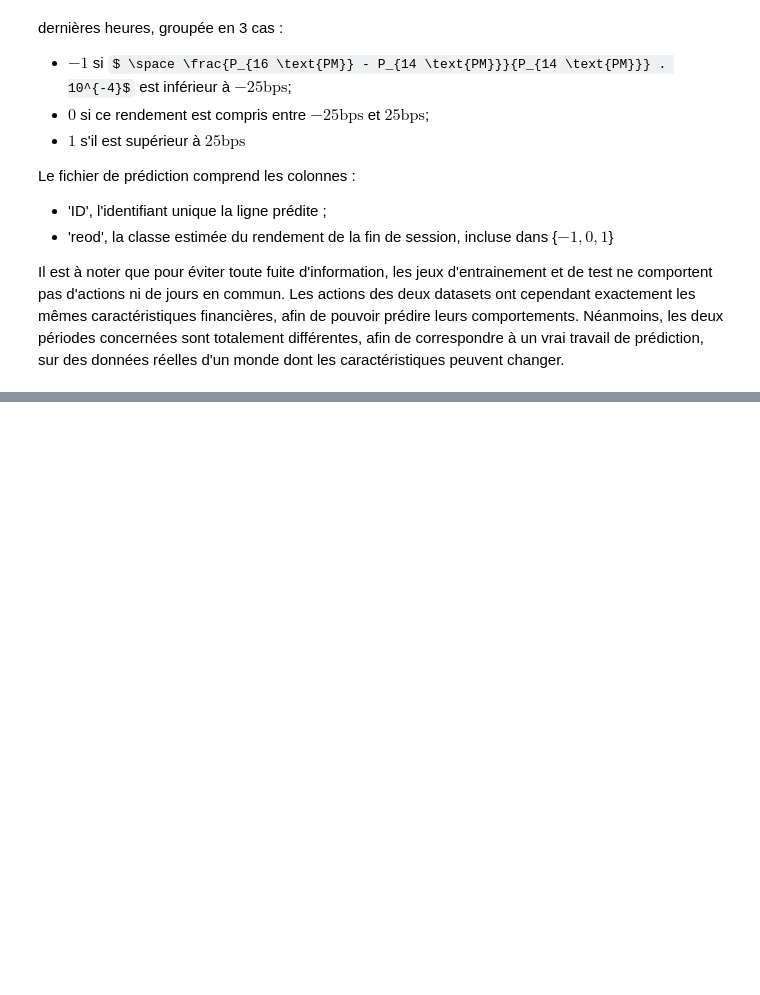
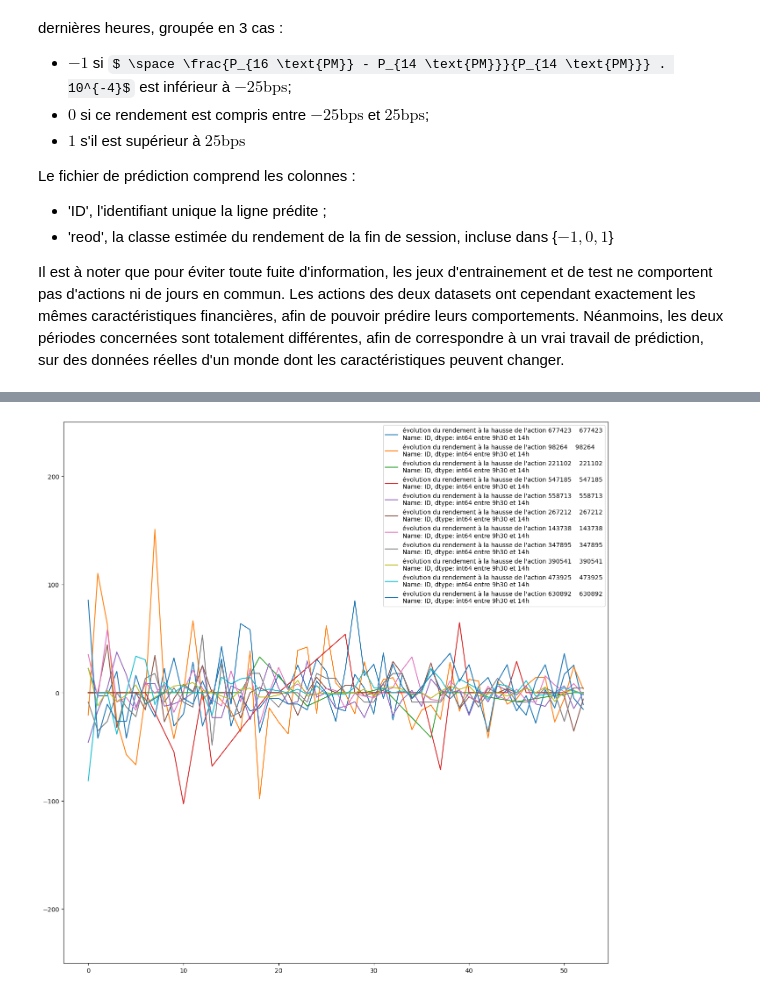
Before and after one commit to AugustinCablant/Data-Challenge-QRT, a Jupyter notebook: Capital Fund Management/code.ipynb, the cells around one changed output, grey strips where cells are left out. Saved outputs shown, nothing was run; the diff lists cells and outputs as text; code cells hidden in the pictures; some formulas as TeX source; blank space fills up the shorter version.

```diff
--- a/Capital Fund Management/code.ipynb
+++ b/Capital Fund Management/code.ipynb
@@ -44,0 +106,17 @@ Il est à noter que pour éviter toute fuite d'information, les jeux d'entrainem
+# %%
+plt.figure(figsize = (16,16))
+for _ in range(11):
+    sub_df = df_train[df_train['reod']==1]
+    df_plot = sub_df.drop(['reod','day','equity'], axis=1).sample(1)
+    ID = df_plot['ID']
+    evol = df_plot.drop('ID', axis=1)
+    column_names = evol.columns.to_list()
+    x_axis = list(range(len(column_names)))
+    values = list(evol.values[0])
+    sns.lineplot(x = x_axis,y=values,label= f"évolution du rendement à la hausse de l'action {ID} entre 9h30 et 14h")
+    plt.ylim(-250, 250)
+    plt.legend()
+
+plt.show()
+# %% [output]
+[figure, added]
```
Also changed, not shown: parts of 21 cells of this notebook.
